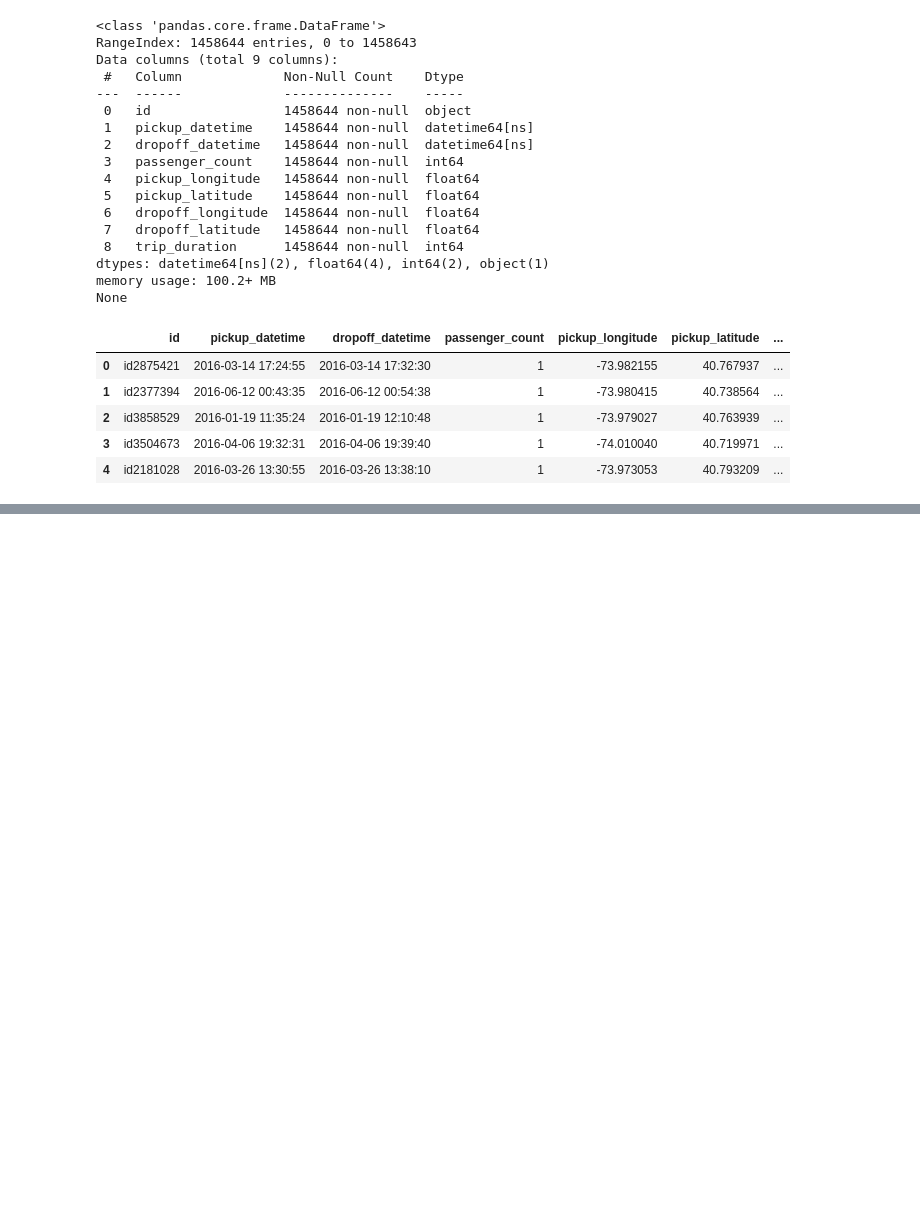
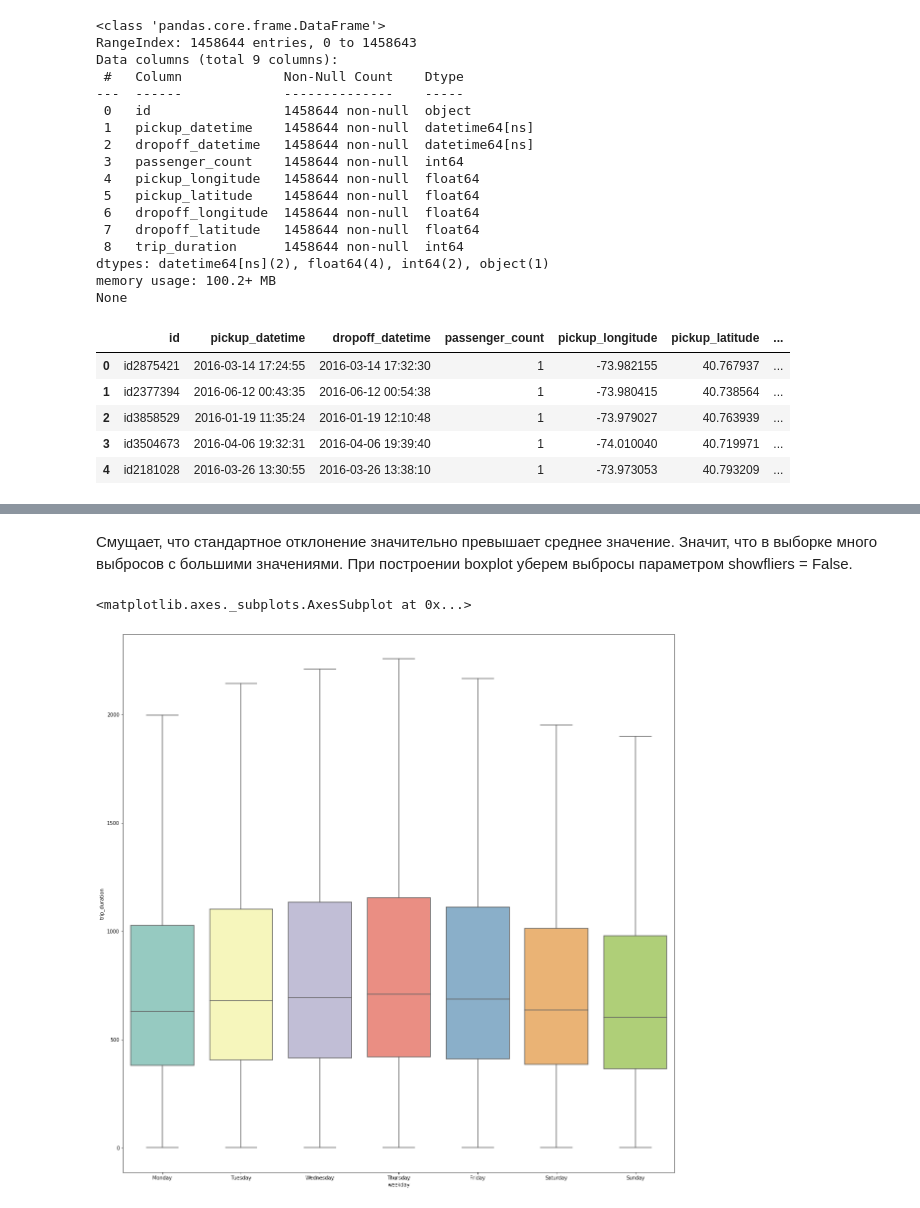
Before and after one commit to elenatis/pyda-9-hw-1, a Jupyter notebook: 15_Matpoltlib_Seaborn/homework_vizs.ipynb, the cells around one changed output, grey strips where cells are left out. Drawn from its saved outputs; the diff is of its cells as text; code cells hidden in the pictures; blank space fills up the shorter version.

```diff
--- a/15_Matpoltlib_Seaborn/homework_vizs.ipynb
+++ b/15_Matpoltlib_Seaborn/homework_vizs.ipynb
@@ -297,0 +132,12 @@ plt.scatter(df.dropoff_longitude, df.dropoff_latitude, color='blue')
+# %% [markdown]
+Смущает, что стандартное отклонение значительно превышает среднее значение. Значит, что в выборке много выбросов с большими значениями.
+При построении boxplot уберем выбросы параметром showfliers = False.
+# %%
+viz2 = df[['weekday', 'trip_duration']]
+plt.figure(figsize=(20,20))
+box = sns.boxplot(data=viz2, x='weekday', y='trip_duration', palette='Set3', showfliers = False)
+box.set_xticklabels(labels=['Monday','Tuesday','Wednesday','Thursday','Friday','Saturday','Sunday'])
+box
+# %% [output]
+<matplotlib.axes._subplots.AxesSubplot at 0x...>
+[figure, added]
```
Also changed, not shown: parts of 40 cells of this notebook.
